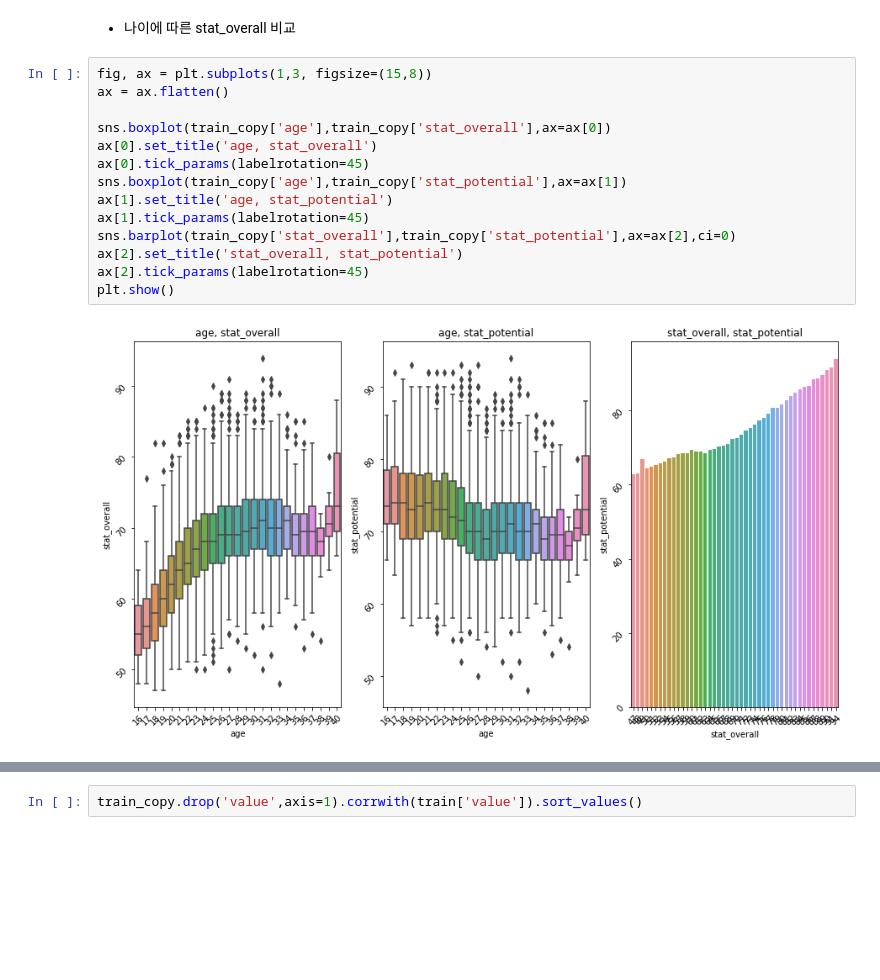
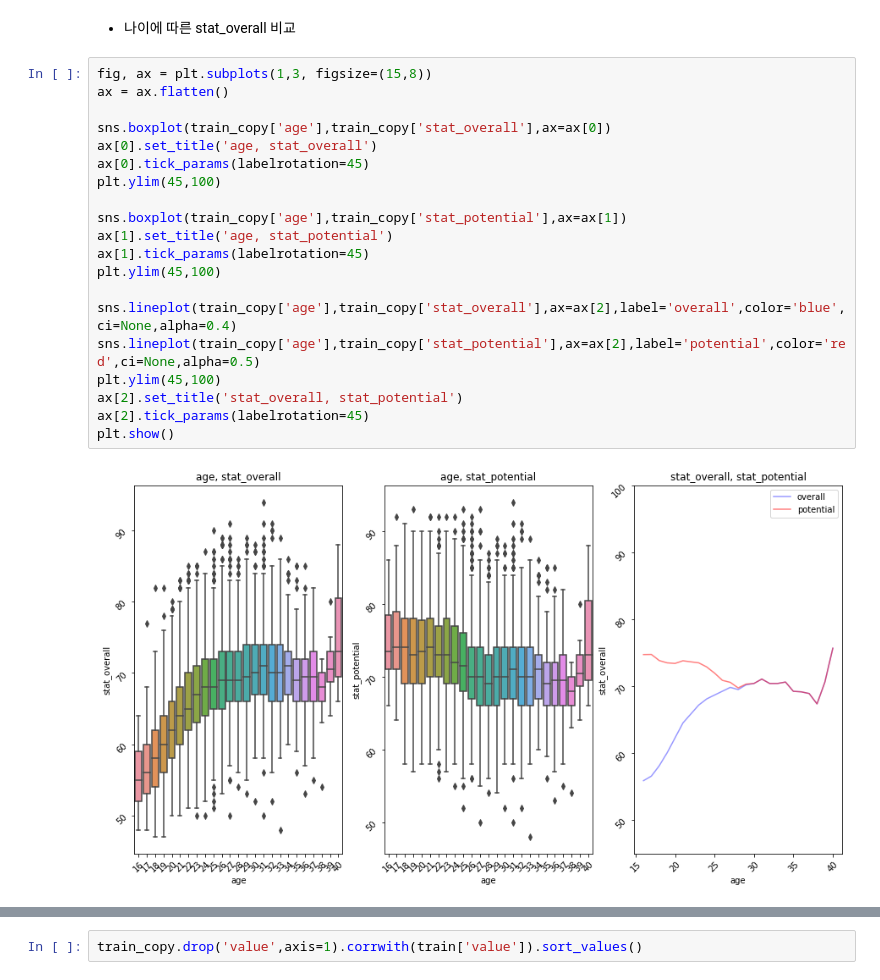
Before and after one commit to lee-jong-gu/DACON-fifa-value, a Jupyter notebook: EDA-Copy1.ipynb, the cells around one changed output, grey strips where cells are left out. Cells and saved outputs as stored; diff of their text form; blank space fills up the shorter version.

```diff
--- a/EDA-Copy1.ipynb
+++ b/EDA-Copy1.ipynb
@@ -528,16 +528,22 @@ plt.show()
 # %%
 fig, ax = plt.subplots(1,3, figsize=(15,8))
 ax = ax.flatten()
 
 sns.boxplot(train_copy['age'],train_copy['stat_overall'],ax=ax[0])
 ax[0].set_title('age, stat_overall')
 ax[0].tick_params(labelrotation=45)
+plt.ylim(45,100)
+
 sns.boxplot(train_copy['age'],train_copy['stat_potential'],ax=ax[1])
 ax[1].set_title('age, stat_potential')
 ax[1].tick_params(labelrotation=45)
-sns.barplot(train_copy['stat_overall'],train_copy['stat_potential'],ax=ax[2],ci=0)
+plt.ylim(45,100)
+
+sns.lineplot(train_copy['age'],train_copy['stat_overall'],ax=ax[2],label='overall',color='blue',ci=None,alpha=0.4)
+sns.lineplot(train_copy['age'],train_copy['stat_potential'],ax=ax[2],label='potential',color='red',ci=None,alpha=0.5)
+plt.ylim(45,100)
 ax[2].set_title('stat_overall, stat_potential')
 ax[2].tick_params(labelrotation=45)
 plt.show()
 # %% [output]
-[figure, old version]
+[figure, new version]
```
Also changed, not shown: parts of 9 cells of this notebook, 1 other file.
